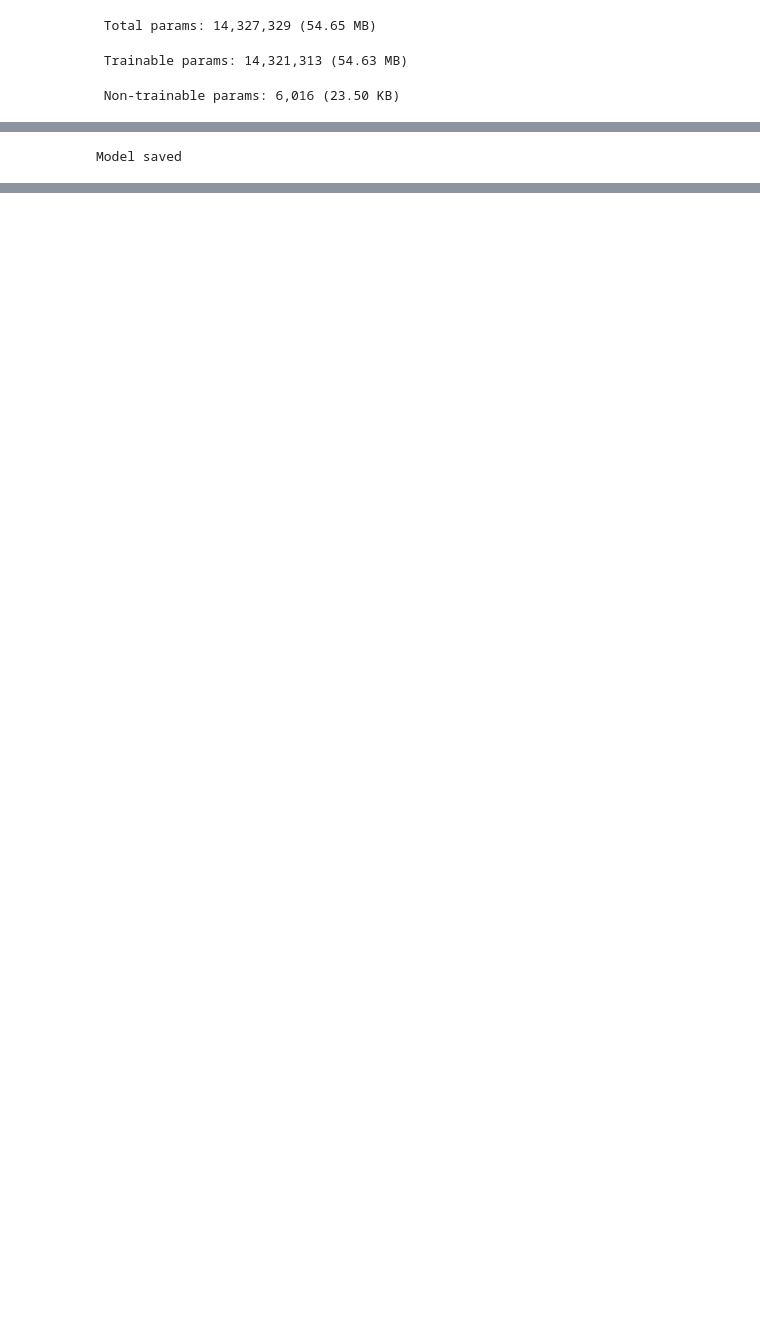
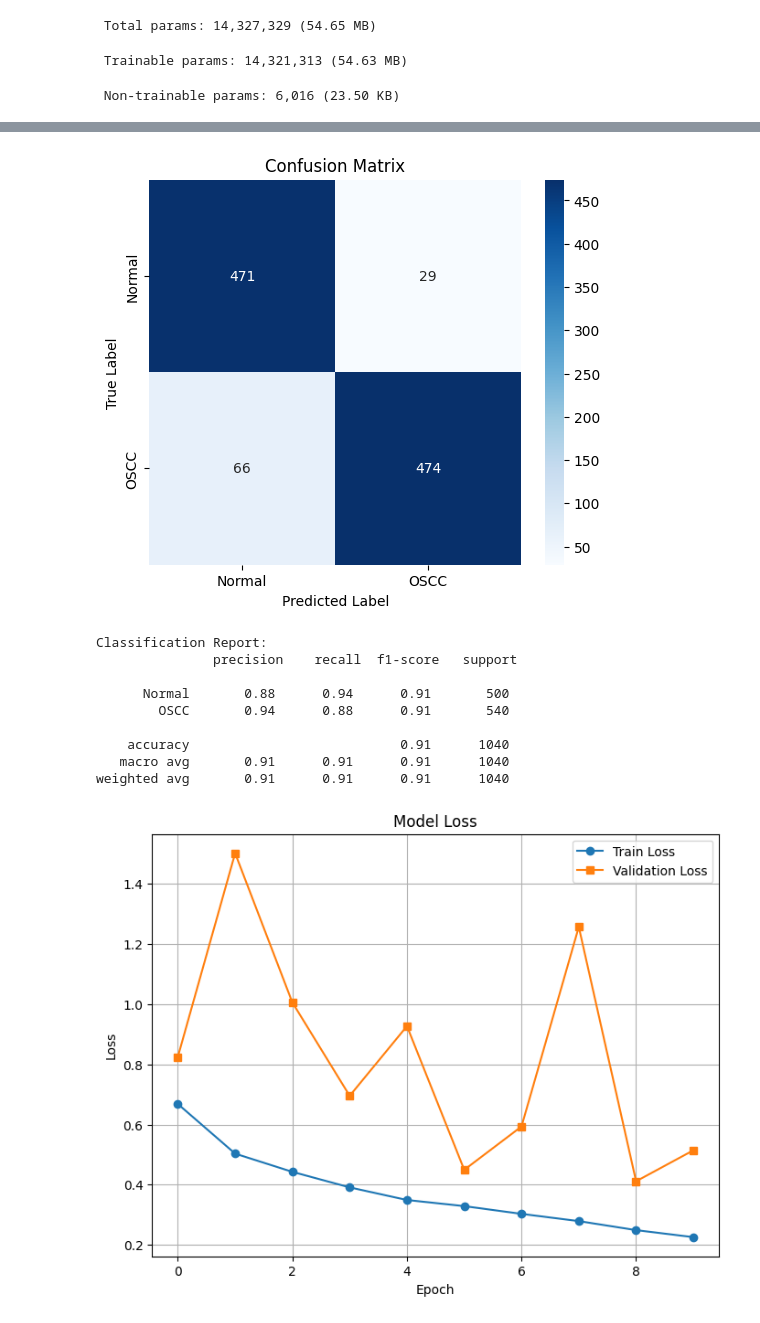
Before and after one commit to sreenidhi-05/Enhanced-OSCC, a Jupyter notebook: notebook.ipynb, the cells around one changed output, grey strips where cells are left out. Cells and saved outputs as stored; diff of their text form; code cells hidden in the pictures; blank space fills up the shorter version.

```diff
--- a/notebook.ipynb
+++ b/notebook.ipynb
@@ -150,10 +158,20 @@ Model: "sequential"
  Total params: 14,327,329 (54.65 MB)
  Trainable params: 14,321,313 (54.63 MB)
  Non-trainable params: 6,016 (23.50 KB)
+# %%
+from tensorflow.keras.callbacks import ModelCheckpoint
+checkpoint = ModelCheckpoint(
+    filepath='best_model.keras',
+    monitor='val_accuracy',
+    save_best_only=True,
+    save_weights_only=False,
+    mode='max'
+)
 # %%
 history = model.fit(
     train_gen,
     validation_data=val_gen,
-    epochs=20,
+    epochs=10,
+    callbacks=[checkpoint]
 )
 # %% [output]
@@ -256,5 +272,5 @@ weighted avg       0.91      0.91      0.91      1040
-# %%
-model.save('model.keras')
-print("Model saved")
-# %% [output]
-Model saved
+# %%
+import tensorflow as tf
+best_model = tf.keras.models.load_model("best_model.keras")
+evaluate_model(best_model,train_gen, val_gen, test_gen, history)
+# %% [output]
@@ -260,0 +284,11 @@ Model saved
+[figure, added]
+Classification Report:
+               precision    recall  f1-score   support
+
+      Normal       0.88      0.94      0.91       500
+        OSCC       0.94      0.88      0.91       540
+
+    accuracy                           0.91      1040
+   macro avg       0.91      0.91      0.91      1040
+weighted avg       0.91      0.91      0.91      1040
+[figure, added]
```
Also changed, not shown: parts of 6 cells of this notebook.
